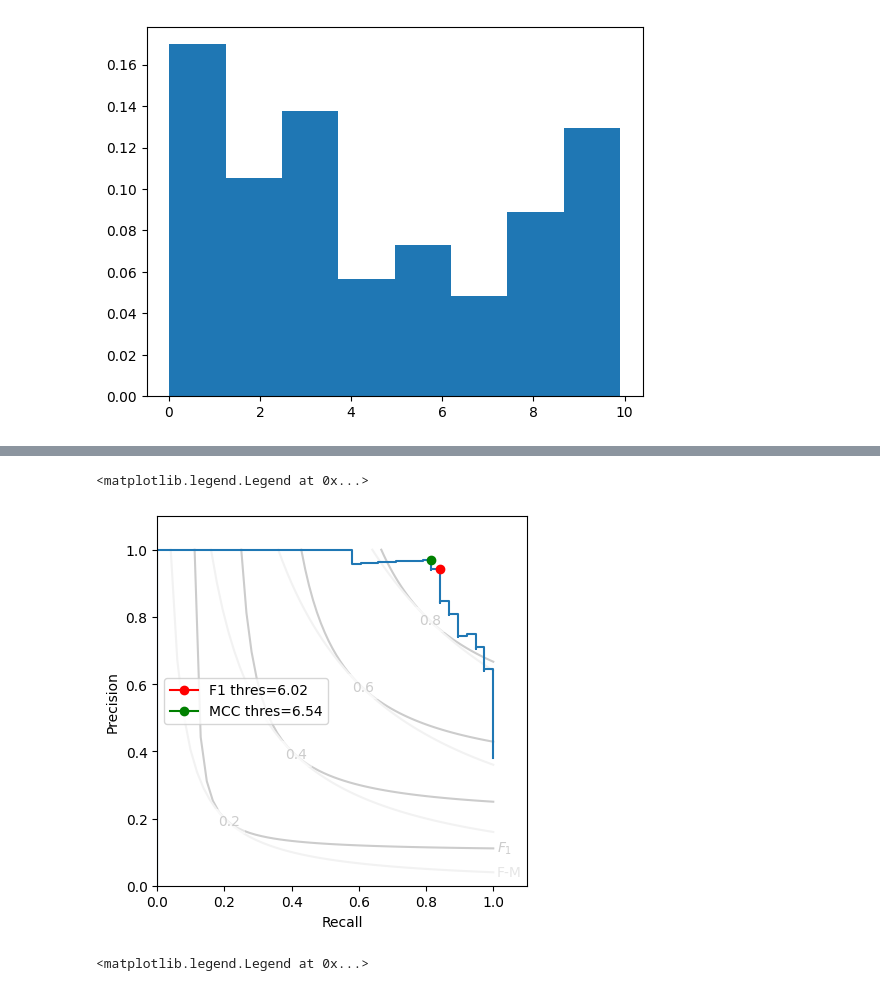
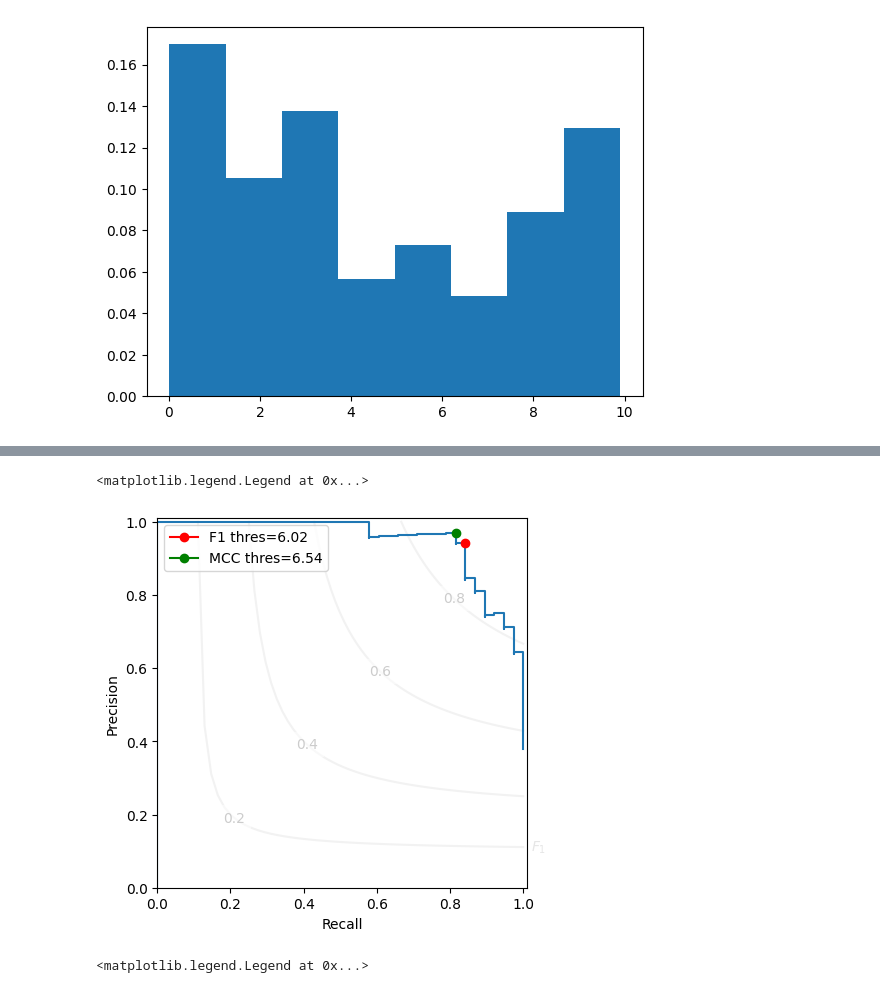
Before and after one commit to rtbs-dev/Contingency, a Jupyter notebook: examples/roc.ipynb, the cells around one changed output, grey strips where cells are left out. Drawn from its saved outputs; the diff is of its cells as text; code cells hidden in the pictures.

```diff
--- a/examples/roc.ipynb
+++ b/examples/roc.ipynb
@@ -44,16 +45,15 @@ plt.legend()
 # %%
-PR_contour()
-plt.gca().set_aspect(1)
+cntyplt.PR_contour(isolines=['f1'])
 plt.step(M.recall, M.precision, where='post')
 
 
 plt.plot(f1_opt.recall, f1_opt.precision, marker='o', label=f'F1 thres={f1_thres:.2f}', c='r')
 plt.plot(mcc_opt.recall, mcc_opt.precision, marker='o', label=f'MCC thres={mcc_thres:.2f}', c='g')
 # plt.annotate(
 plt.legend()
 # %% [output]
 <matplotlib.legend.Legend at 0x...>
-[figure, old version]
+[figure, new version]
 # %%
 plt.hist(y_prob[y_true], bins='auto', density=True, alpha=0.3)
 plt.hist(y_prob[~y_true], bins='auto', density=True, alpha=0.3)
```
Also changed, not shown: parts of 4 cells of this notebook, 1 other file.
